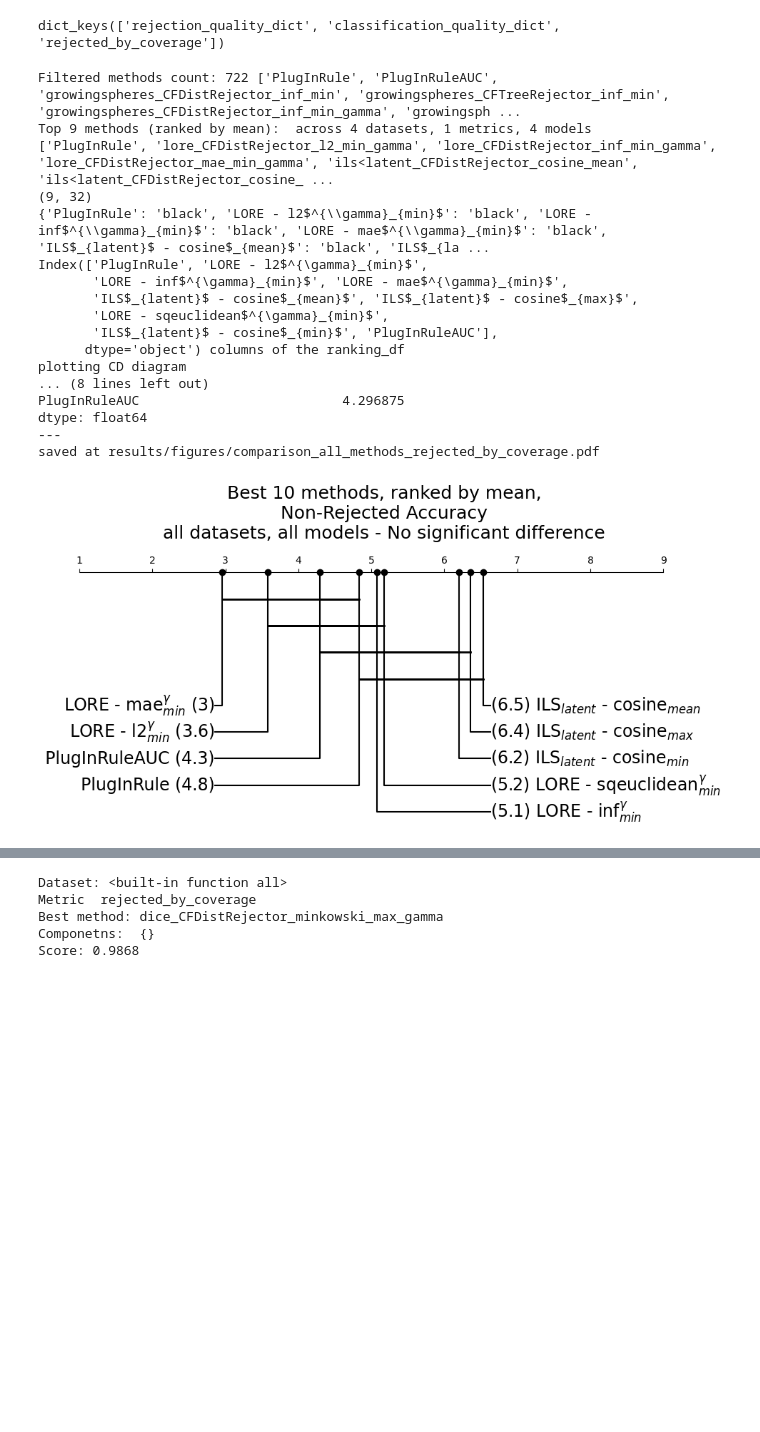
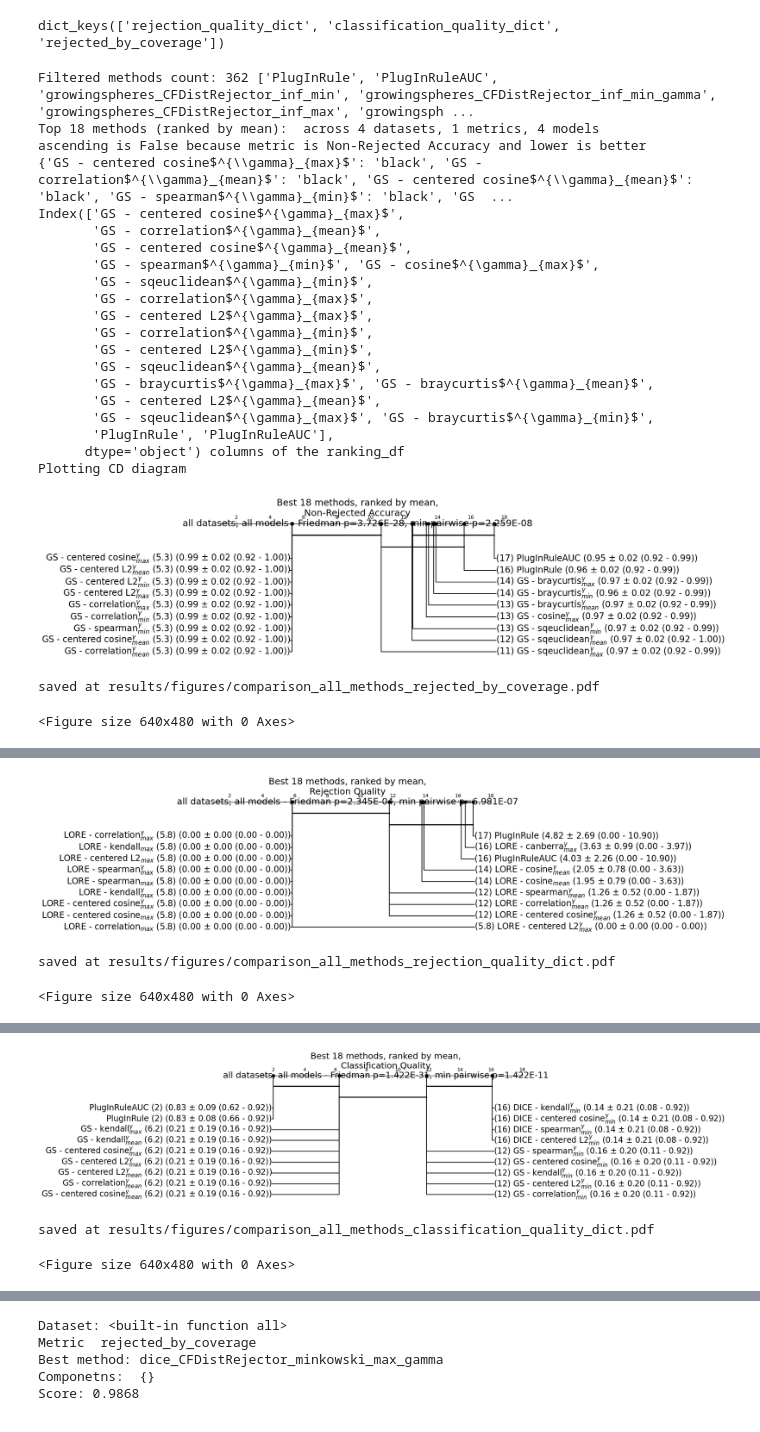
Before and after one commit to clarapunzi/SC-CE, a Jupyter notebook: statistical_analysis.ipynb, the cells around one changed output, grey strips where cells are left out. Drawn from its saved outputs; the diff is of its cells as text; code cells hidden in the pictures; blank space fills up the shorter version.

```diff
--- a/statistical_analysis.ipynb
+++ b/statistical_analysis.ipynb
@@ -83,0 +102,18 @@ random 5 index: ['ils<latent_CFDistRejector_braycurtis_min_gamma', 'ils_CFTreeRe
+# %%
+for k0 in dictionaries.keys():
+    print("Dataset:", k0)
+    for k1 in dictionaries[k0].keys():
+        print("  Classifier:", k1)
+        for k2 in dictionaries[k0][k1].keys():
+            print("    Measure:", k2)
+            if isinstance(dictionaries[k0][k1][k2], pd.DataFrame):
+                print("      Shape:", dictionaries[k0][k1][k2].shape)
+                print("      Columns:", dictionaries[k0][k1][k2].columns.tolist()[-2:])
+
+                print("random 5 index:", dictionaries[k0][k1][k2].sample(5).index.tolist())
+                assert "PlugInRule" in dictionaries[k0][k1][k2].index, "PlugIn not found in index"
+            else:
+                print("      Type:", type(dictionaries[k0][k1][k2]))
+            break
+        break
+    break
@@ -1436,36 +1515,45 @@ fancy_model = {"mlp": "mlp",
 # %%
 for metric in ["rejected_by_coverage","rejection_quality_dict","classification_quality_dict"]:
     # select only the two moons dataset
 
     methods, values, title = rq_analyzer.create_comparison_for_visualization(filter_criteria={},
                                                                          metric=metric,
-                                                                         top_n=8)
+                                                                         top_n=16)
     print(title)
-    print(methods)
-    print(values.shape)
-    title = "Best 10 methods, ranked by mean,\n"+fancy_metric[metric]+"\nall datasets, all models"
-    create_df_and_check(methods, values[:,:].T, title, show=True, invert = metric=="rejection_quality_dict")
+
+    title = f"Best {len(methods)} methods, ranked by mean,\n"+fancy_metric[metric]+"\nall datasets, all models"
+    create_df_and_check2(methods, values[:,:].T, title,
+                         show=True,
+                         metrica=fancy_metric[metric],
+                         invert = metric == 'rejection_quality_dict',
+                         meanstd=True,
+                         minmax=True
+                         )
     plt.savefig(f"results/figures/comparison_all_methods_{metric}.pdf")
     print("saved at",f"results/figures/comparison_all_methods_{metric}.pdf")
     plt.show()
     plt.close()
-    break
 # %% [output]
-Filtered methods count: 722 ['PlugInRule', 'PlugInRuleAUC', 'growingspheres_CFDistRejector_inf_min', 'growingspheres_CFTreeRejector_inf_min', 'growingspheres_CFDistRejector_inf_min_gamma', 'growingsph ...
-Top 9 methods (ranked by mean):  across 4 datasets, 1 metrics, 4 models
-['PlugInRule', 'lore_CFDistRejector_l2_min_gamma', 'lore_CFDistRejector_inf_min_gamma', 'lore_CFDistRejector_mae_min_gamma', 'ils<latent_CFDistRejector_cosine_mean', 'ils<latent_CFDistRejector_cosine_ ...
-(9, 32)
-{'PlugInRule': 'black', 'LORE - l2$^{\\gamma}_{min}$': 'black', 'LORE - inf$^{\\gamma}_{min}$': 'black', 'LORE - mae$^{\\gamma}_{min}$': 'black', 'ILS$_{latent}$ - cosine$_{mean}$': 'black', 'ILS$_{la ...
-Index(['PlugInRule', 'LORE - l2$^{\gamma}_{min}$',
-       'LORE - inf$^{\gamma}_{min}$', 'LORE - mae$^{\gamma}_{min}$',
-       'ILS$_{latent}$ - cosine$_{mean}$', 'ILS$_{latent}$ - cosine$_{max}$',
-       'LORE - sqeuclidean$^{\gamma}_{min}$',
-       'ILS$_{latent}$ - cosine$_{min}$', 'PlugInRuleAUC'],
+Filtered methods count: 362 ['PlugInRule', 'PlugInRuleAUC', 'growingspheres_CFDistRejector_inf_min', 'growingspheres_CFDistRejector_inf_min_gamma', 'growingspheres_CFDistRejector_inf_max', 'growingsph ...
+Top 18 methods (ranked by mean):  across 4 datasets, 1 metrics, 4 models
+ascending is False because metric is Non-Rejected Accuracy and lower is better
+{'GS - centered cosine$^{\\gamma}_{max}$': 'black', 'GS - correlation$^{\\gamma}_{mean}$': 'black', 'GS - centered cosine$^{\\gamma}_{mean}$': 'black', 'GS - spearman$^{\\gamma}_{min}$': 'black', 'GS  ...
+Index(['GS - centered cosine$^{\gamma}_{max}$',
+       'GS - correlation$^{\gamma}_{mean}$',
+       'GS - centered cosine$^{\gamma}_{mean}$',
+       'GS - spearman$^{\gamma}_{min}$', 'GS - cosine$^{\gamma}_{max}$',
+       'GS - sqeuclidean$^{\gamma}_{min}$',
+       'GS - correlation$^{\gamma}_{max}$',
+       'GS - centered L2$^{\gamma}_{max}$',
+       'GS - correlation$^{\gamma}_{min}$',
+       'GS - centered L2$^{\gamma}_{min}$',
+       'GS - sqeuclidean$^{\gamma}_{mean}$',
+       'GS - braycurtis$^{\gamma}_{max}$', 'GS - braycurtis$^{\gamma}_{mean}$',
+       'GS - centered L2$^{\gamma}_{mean}$',
+       'GS - sqeuclidean$^{\gamma}_{max}$', 'GS - braycurtis$^{\gamma}_{min}$',
+       'PlugInRule', 'PlugInRuleAUC'],
       dtype='object') columns of the ranking_df
-plotting CD diagram
-... (8 lines left out)
-PlugInRuleAUC                          4.296875
-dtype: float64
----
-saved at results/figures/comparison_all_methods_rejected_by_coverage.pdf
+Plotting CD diagram
-[figure, old version]
+[figure, new version]
+saved at results/figures/comparison_all_methods_rejected_by_coverage.pdf
+<Figure size 640x480 with 0 Axes>
@@ -1471,0 +1577,3 @@ saved at results/figures/comparison_all_methods_rejected_by_coverage.pdf
+[figure, added]
+saved at results/figures/comparison_all_methods_rejection_quality_dict.pdf
+<Figure size 640x480 with 0 Axes>
@@ -1471,0 +1599,3 @@ saved at results/figures/comparison_all_methods_rejected_by_coverage.pdf
+[figure, added]
+saved at results/figures/comparison_all_methods_classification_quality_dict.pdf
+<Figure size 640x480 with 0 Axes>
```
Also changed, not shown: parts of 13 cells of this notebook, 10 other files.
